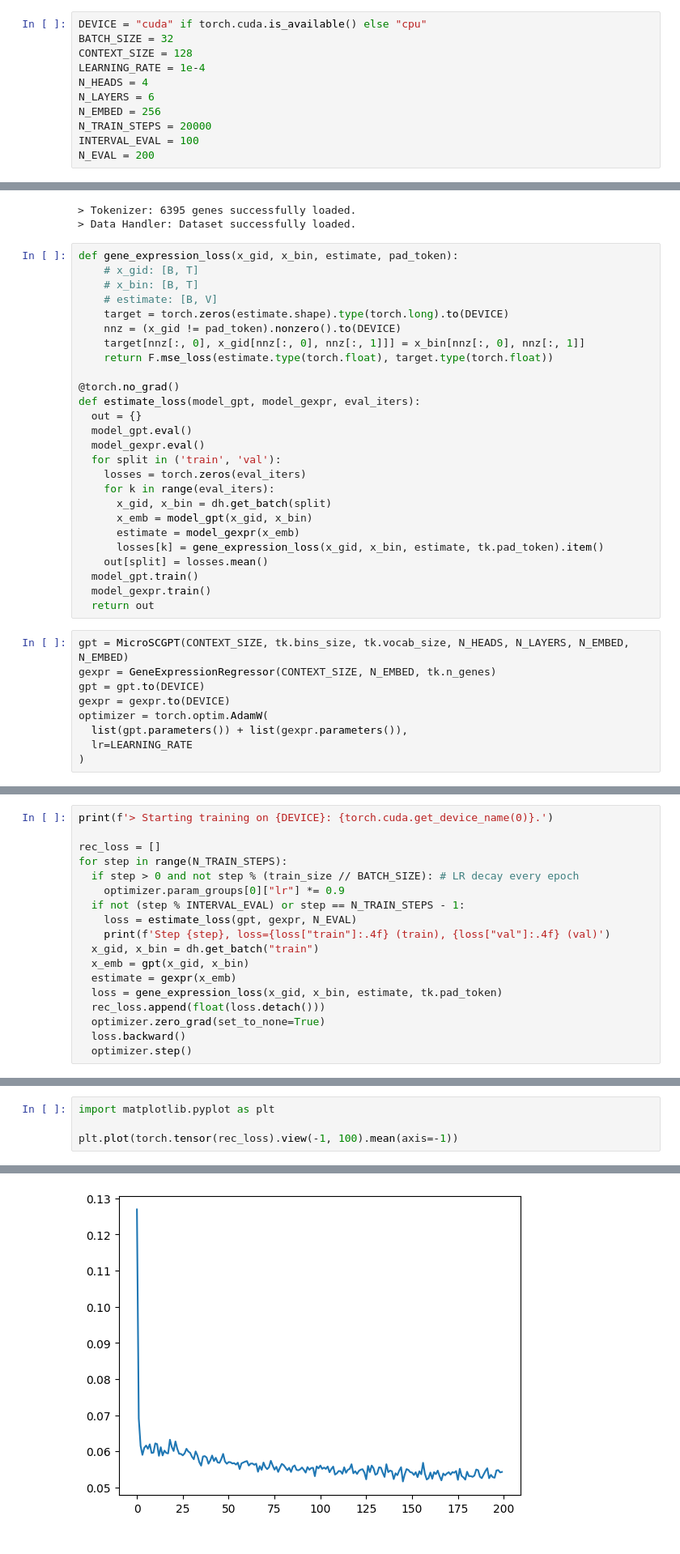
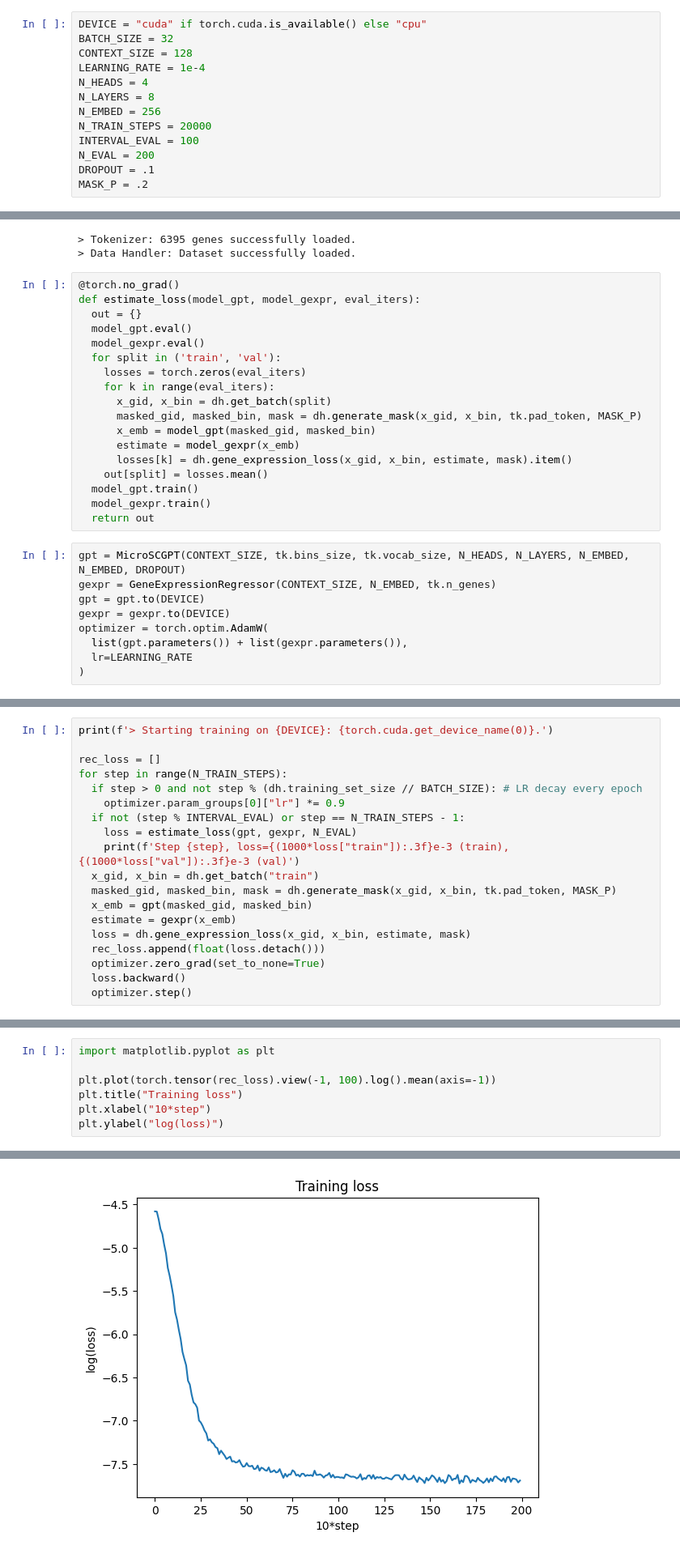
Before and after one commit to auranic/micro-scgpt, a Jupyter notebook: notebooks/train.ipynb, the cells around one changed output, grey strips where cells are left out. Shown at 81% size. Saved outputs shown, nothing was run; the diff lists cells and outputs as text.

```diff
--- a/notebooks/train.ipynb
+++ b/notebooks/train.ipynb
@@ -11,11 +11,13 @@ BATCH_SIZE = 32
 CONTEXT_SIZE = 128
 LEARNING_RATE = 1e-4
 N_HEADS = 4
-N_LAYERS = 6
+N_LAYERS = 8
 N_EMBED = 256
 N_TRAIN_STEPS = 20000
 INTERVAL_EVAL = 100
 N_EVAL = 200
+DROPOUT = .1
+MASK_P = .2
 # %%
 tk = Tokenizer()
 dh = DataHandler(BATCH_SIZE, CONTEXT_SIZE, tk.pad_token, device=DEVICE)
@@ -27,15 +29,6 @@ dh.load_dataset(tokenized_data)
 > Tokenizer: 6395 genes successfully loaded.
 > Data Handler: Dataset successfully loaded.
 # %%
-def gene_expression_loss(x_gid, x_bin, estimate, pad_token):
-    # x_gid: [B, T]
-    # x_bin: [B, T]
-    # estimate: [B, V]
-    target = torch.zeros(estimate.shape).type(torch.long).to(DEVICE)
-    nnz = (x_gid != pad_token).nonzero().to(DEVICE)
-    target[nnz[:, 0], x_gid[nnz[:, 0], nnz[:, 1]]] = x_bin[nnz[:, 0], nnz[:, 1]]
-    return F.mse_loss(estimate.type(torch.float), target.type(torch.float))
-
 @torch.no_grad()
 def estimate_loss(model_gpt, model_gexpr, eval_iters):
   out = {}
@@ -45,15 +38,16 @@ def estimate_loss(model_gpt, model_gexpr, eval_iters):
     losses = torch.zeros(eval_iters)
     for k in range(eval_iters):
       x_gid, x_bin = dh.get_batch(split)
-      x_emb = model_gpt(x_gid, x_bin)
+      masked_gid, masked_bin, mask = dh.generate_mask(x_gid, x_bin, tk.pad_token, MASK_P)
+      x_emb = model_gpt(masked_gid, masked_bin)
       estimate = model_gexpr(x_emb)
-      losses[k] = gene_expression_loss(x_gid, x_bin, estimate, tk.pad_token).item()
+      losses[k] = dh.gene_expression_loss(x_gid, x_bin, estimate, mask).item()
     out[split] = losses.mean()
   model_gpt.train()
   model_gexpr.train()
   return out
 # %%
-gpt = MicroSCGPT(CONTEXT_SIZE, tk.bins_size, tk.vocab_size, N_HEADS, N_LAYERS, N_EMBED, N_EMBED)
+gpt = MicroSCGPT(CONTEXT_SIZE, tk.bins_size, tk.vocab_size, N_HEADS, N_LAYERS, N_EMBED, N_EMBED, DROPOUT)
 gexpr = GeneExpressionRegressor(CONTEXT_SIZE, N_EMBED, tk.n_genes)
 gpt = gpt.to(DEVICE)
 gexpr = gexpr.to(DEVICE)
@@ -70,15 +62,16 @@ print(f'> Starting training on {DEVICE}: {torch.cuda.get_device_name(0)}.')
 
 rec_loss = []
 for step in range(N_TRAIN_STEPS):
-  if step > 0 and not step % (train_size // BATCH_SIZE): # LR decay every epoch
+  if step > 0 and not step % (dh.training_set_size // BATCH_SIZE): # LR decay every epoch
     optimizer.param_groups[0]["lr"] *= 0.9
   if not (step % INTERVAL_EVAL) or step == N_TRAIN_STEPS - 1:
     loss = estimate_loss(gpt, gexpr, N_EVAL)
-    print(f'Step {step}, loss={loss["train"]:.4f} (train), {loss["val"]:.4f} (val)')
+    print(f'Step {step}, loss={(1000*loss["train"]):.3f}e-3 (train), {(1000*loss["val"]):.3f}e-3 (val)')
   x_gid, x_bin = dh.get_batch("train")
-  x_emb = gpt(x_gid, x_bin)
+  masked_gid, masked_bin, mask = dh.generate_mask(x_gid, x_bin, tk.pad_token, MASK_P)
+  x_emb = gpt(masked_gid, masked_bin)
   estimate = gexpr(x_emb)
-  loss = gene_expression_loss(x_gid, x_bin, estimate, tk.pad_token)
+  loss = dh.gene_expression_loss(x_gid, x_bin, estimate, mask)
   rec_loss.append(float(loss.detach()))
   optimizer.zero_grad(set_to_none=True)
   loss.backward()
@@ -104,5 +97,8 @@ Step 19999, loss=0.0542 (train), 0.0582 (val)
 # %%
 import matplotlib.pyplot as plt
 
-plt.plot(torch.tensor(rec_loss).view(-1, 100).mean(axis=-1))
+plt.plot(torch.tensor(rec_loss).view(-1, 100).log().mean(axis=-1))
+plt.title("Training loss")
+plt.xlabel("10*step")
+plt.ylabel("log(loss)")
 # %% [output]
@@ -110 +106 @@ plt.plot(torch.tensor(rec_loss).view(-1, 100).mean(axis=-1))
-[figure, old version]
+[figure, new version]
```
Also changed, not shown: parts of 6 cells of this notebook, 2 other files.
